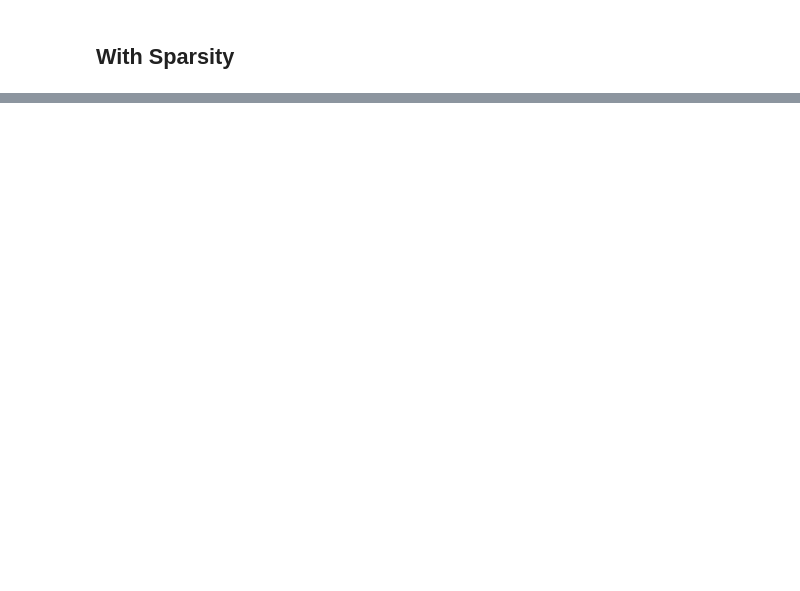
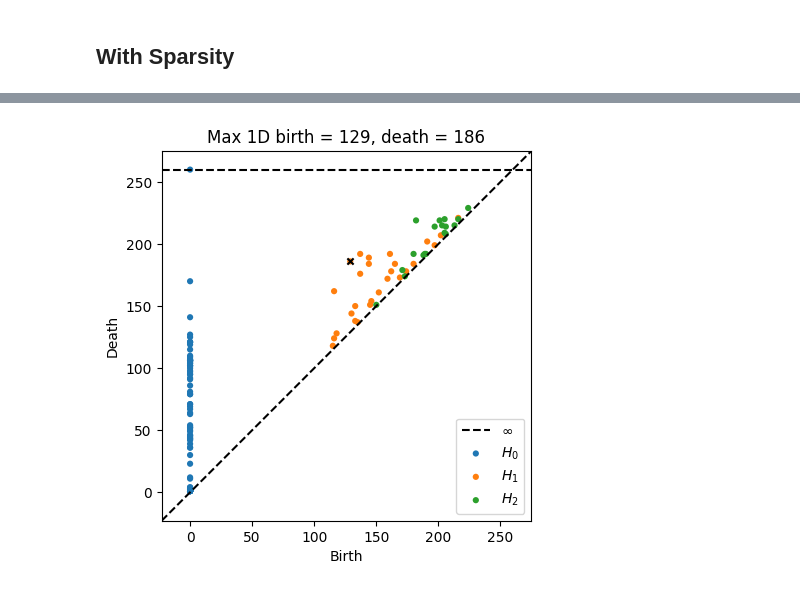
Before and after one commit to alfonsomiguelcruz/pgc_btip_topone, a Jupyter notebook: [clr] sim.ipynb, the cells around one changed output, grey strips where cells are left out. Cells and saved outputs as stored; diff of their text form; code cells hidden in the pictures; blank space fills up the shorter version.

Commit message:
Added cocycle code

```diff
--- a/[clr] sim.ipynb
+++ b/[clr] sim.ipynb
@@ -245,0 +275,15 @@ array([[         nan,          nan,          nan,          nan,
+# %%
+# Produces cocycles
+result = ripser(varlist[0][0], maxdim=targ.MAXDIM, do_cocycles=True, distance_matrix=True)
+hd_mat = result["dperm2all"]
+cocycles = result["cocycles"]
+diagrams = result["dgms"]
+"""
+(some) Parameters of variable 'result':
+
+"dgms" - diagrams; identical to the contents of homologies[0]
+"dperm2all" - hamming distance matrix; identical to the HD matrix in varlist[0][0]
+"cocycles" - cocycles; suprisingly not identical to the other set of cocycles in rips
+"""
+# Is the cocycles of rips equal to the cocycles of result? Ans: False
+print(np.array_equal(rips.cocycles_[2], result["cocycles"][2]))
@@ -245,0 +349,9 @@ array([[         nan,          nan,          nan,          nan,
+# %%
+dgm1 = diagrams[1]
+idx = np.argmax(dgm1[:, 1] - dgm1[:, 0])
+plot_diagrams(diagrams, show = False)
+plt.scatter(dgm1[idx, 0], dgm1[idx, 1], 20, 'k', 'x')
+plt.title("Max 1D birth = %.3g, death = %.3g"%(dgm1[idx, 0], dgm1[idx, 1]))
+plt.show()
+# %% [output]
+[figure, added]
```
Also changed, not shown: parts of 18 cells of this notebook.
